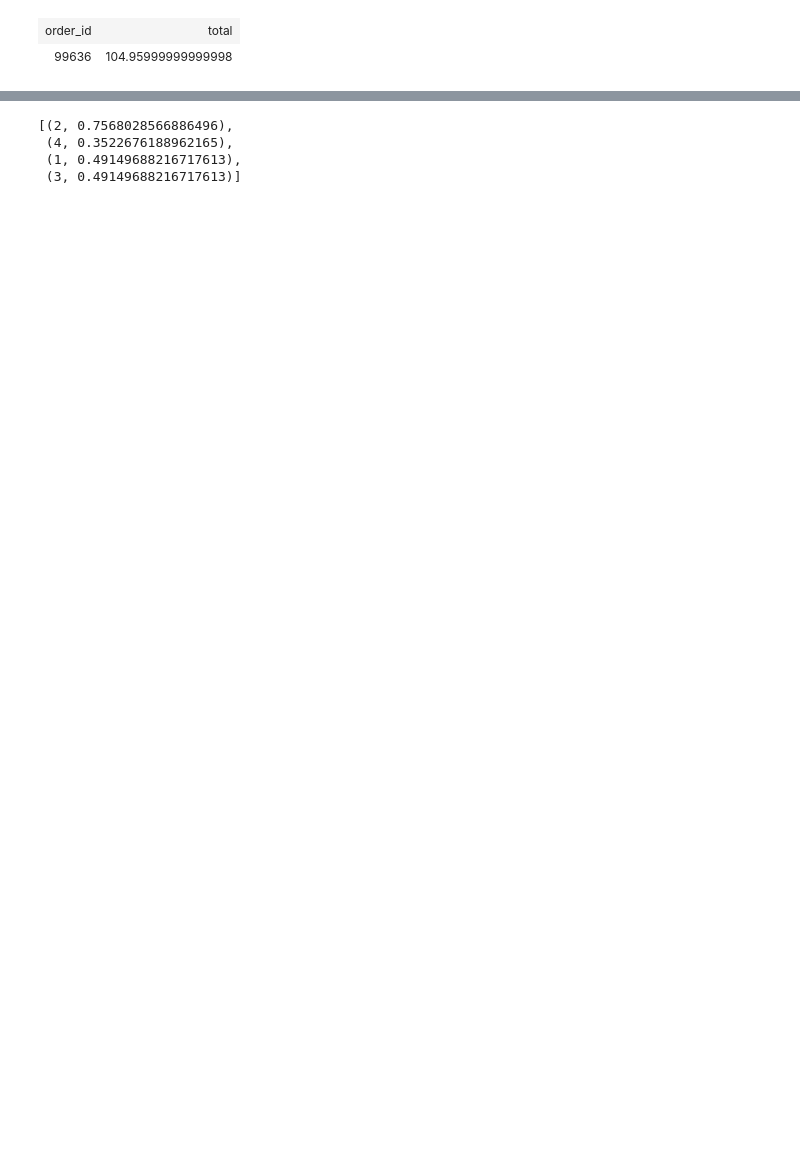
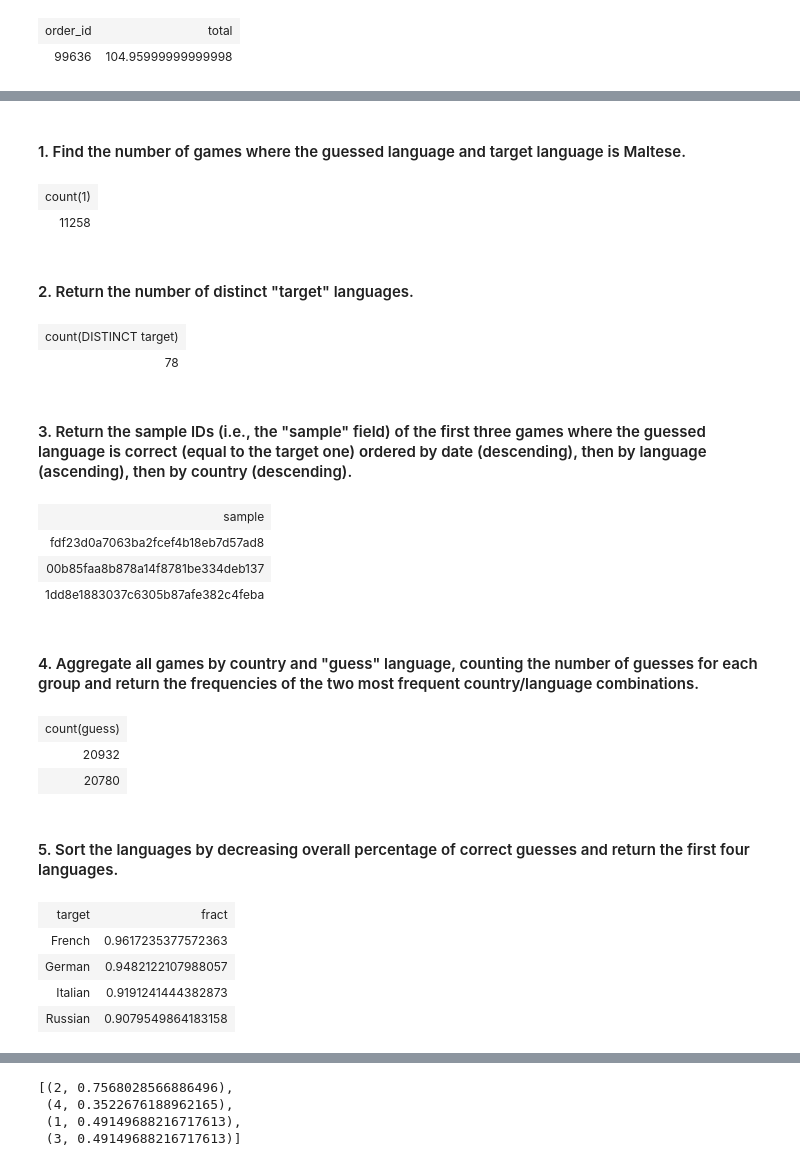
Before and after one commit to RumbleDB/bigdata-exercises, a Jupyter notebook: Big_Data/exercise09/Exercise09_DF_SparkSQL_Solution.ipynb, the cells around one changed output, grey strips where cells are left out. Cells and saved outputs as stored; diff of their text form; code cells hidden in the pictures; blank space fills up the shorter version.

```diff
--- a/Big_Data/exercise09/Exercise09_DF_SparkSQL_Solution.ipynb
+++ b/Big_Data/exercise09/Exercise09_DF_SparkSQL_Solution.ipynb
@@ -389 +510,72 @@ LIMIT 1
+# %% [markdown]
+#### 1. Find the number of games where the guessed language and target language is Maltese.
+# %%
+%%sparksql
+SELECT count(*) FROM dataset
+WHERE target == "Maltese"
+AND guess == "Maltese"
+# %% [output]
+| count(1) |
+| 11258 |
+# %% [markdown]
+#### 2. Return the number of distinct "target" languages.
+# %%
+%%sparksql
+SELECT count(distinct(target))
+FROM dataset
+# %% [output]
+| count(DISTINCT target) |
+| 78 |
+# %% [markdown]
+#### 3. Return the sample IDs (i.e., the "sample" field) of the first three games where the guessed language is correct (equal to the target one) ordered by date (descending), then by language (ascending), then by country (descending).
+# %%
+%%sparksql
+SELECT sample
+FROM dataset
+WHERE target = guess
+ORDER BY date DESC, target ASC, country DESC
+LIMIT 3
+# %% [output]
+| sample |
+| fdf23d0a7063ba2fcef4b18eb7d57ad8 |
+| 00b85faa8b878a14f8781be334deb137 |
+| 1dd8e1883037c6305b87afe382c4feba |
+# %% [markdown]
+#### 4. Aggregate all games by country and "guess" language, counting the number of guesses for each group and return the frequencies of the two most frequent country/language combinations.
+# %%
+%%sparksql
+SELECT count(guess)
+FROM dataset
+GROUP BY country, guess
+ORDER BY count(guess) desc
+LIMIT 2
+# %% [output]
+| count(guess) |
+| 20932 |
+| 20780 |
+# %% [markdown]
+#### 5. Sort the languages by decreasing overall percentage of correct guesses and return the first four languages.
+# %%
+%%sparksql
+WITH correct AS (
+    SELECT target, count(*) AS correct_guesses
+    FROM dataset
+    WHERE target = guess
+    GROUP BY target
+    ),
+total AS (
+    SELECT target, count(*) as total_guesses
+    FROM dataset
+    GROUP BY target
+    )
+SELECT target, correct_guesses/total_guesses AS fract
+FROM correct JOIN total USING(target)
+ORDER BY correct_guesses/total_guesses DESC
+LIMIT 4
+# %% [output]
+| target | fract |
+| French | 0.9617235377572363 |
+| German | 0.9482122107988057 |
+| Italian | 0.9191241444382873 |
+| Russian | 0.9079549864183158 |
 # %% [markdown]
```
Also changed, not shown: parts of 64 cells of this notebook, 4 other files.
